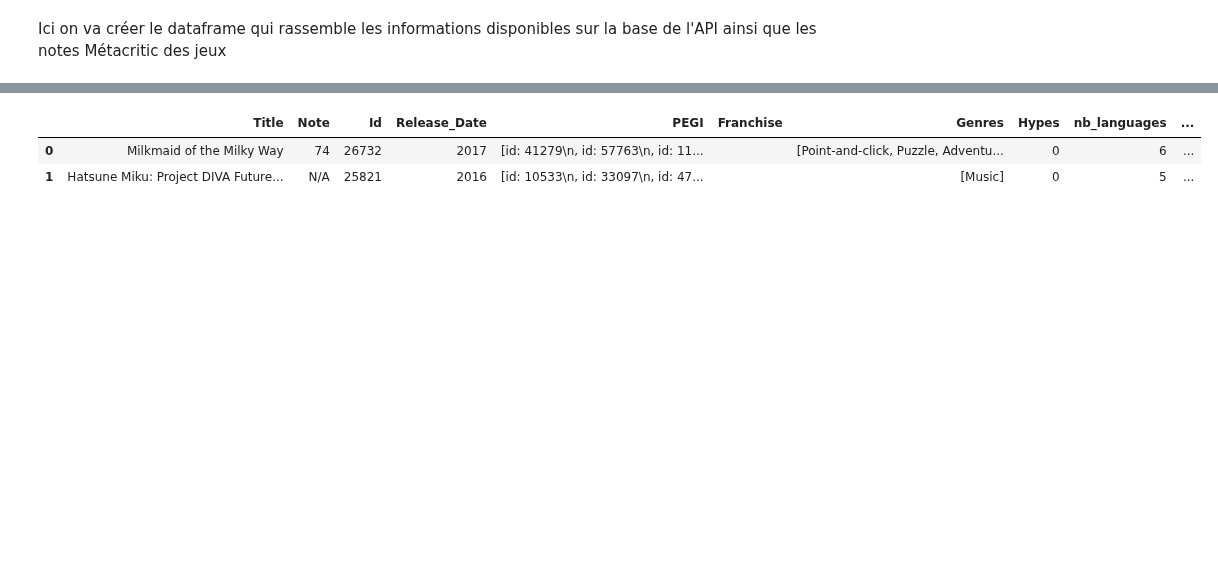
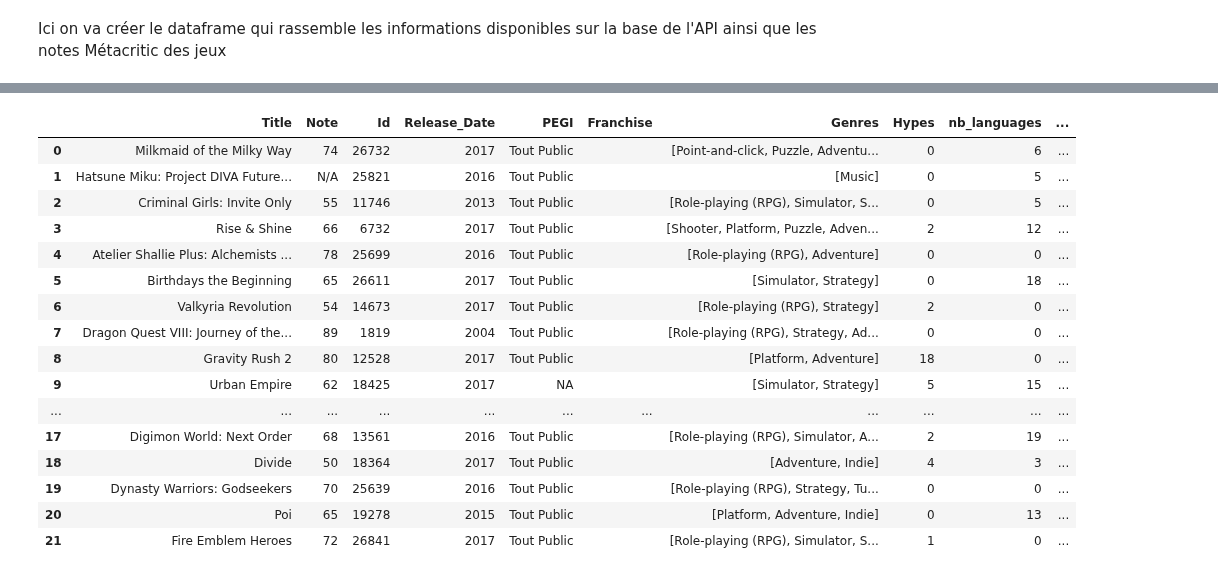
Before and after one commit to PyTomSss/PythonProjects, a Jupyter notebook: Project_Notebook.ipynb, the cells around one changed output, grey strips where cells are left out. Cells and saved outputs as stored; diff of their text form; code cells hidden in the pictures; blank space fills up the shorter version.

```diff
--- a/Project_Notebook.ipynb
+++ b/Project_Notebook.ipynb
@@ -316,20 +342,31 @@ def game_API_Info(game_slug) :
         themes_names_list.append(theme_dictionnary[games[0].themes[j].id])
 
     #requête pour le nb de pixels
-    byte_array = wrapper.api_request(
-            'artworks.pb',
-            f'fields *; where id = {games[0].artworks[0].id};'
-          )
-    artwork_message = ArtworkResult()
-    artwork_message.ParseFromString(byte_array)# Fills the protobuf message object with the response
-    artworks = artwork_message.artworks
-    longueur = artworks[0].width
-    largeur = artworks[0].height
-    nb_pixels = largeur * longueur
+    if games[0].artworks == [] :
+        nb_pixels = 'NA'
+    else :
+        nb_pixels = fetch_artwork(games[0].artworks[0].id)
 
-    return([games[0].id, year, games[0].age_ratings, games[0].franchise, genres_names_list, games[0].hypes, len(games[0].language_supports), \
+    #requête pegi rating
+    if games[0].age_ratings == [] :
+        age_rating_pegi = 'NA'
+    else :
+        for i in range(len(games[0].age_ratings)):
+            if fetch_age_ratings(games[0].age_ratings[i].id) == 'Tout Public':
+                age_rating_pegi_bis = 'Tout Public'
+            else :
+                age_rating_pegi_bis
+        age_rating_pegi = age_rating_pegi_bis
+
+    #requête player_perspective
+    if games[0].player_perspectives == [] :
+        player_perspectives = 'NA'
+    else :
+        player_perspectives = fetch_player_perspective(games[0].player_perspectives[0].id)
+
+    return([games[0].id, year, age_rating_pegi, games[0].franchise, genres_names_list, games[0].hypes, len(games[0].language_supports), \
             len(games[0].platforms), themes_names_list, games[0].collection, nb_pixels, \
-            games[0].involved_companies, games[0].multiplayer_modes, games[0].player_perspectives, \
+            games[0].involved_companies, games[0].multiplayer_modes, player_perspectives, \
             games[0].similar_games, games[0].summary, games[0].storyline])
 # %% [markdown]
 Ici on va créer le dataframe qui rassemble les informations disponibles sur la base de l'API ainsi que les notes Métacritic des jeux
@@ -365,3 +417,3 @@ len(game_API_Info(title_to_slug(Liste_VG[0])))
 # %%
-creation_dataframe(Liste_VG[:2])
+creation_dataframe(Liste_VG[:30])
 # %% [output]
@@ -388,3 +436,17 @@ La proportion de jeux qui ont matché avec la base de l'API est de 100.0 %
 |  | Title | Note | Id | Release_Date | PEGI | Franchise | Genres | Hypes | nb_languages | ... |
-| 0 | Milkmaid of the Milky Way | 74 | 26732 | 2017 | [id: 41279\n, id: 57763\n, id: 11... |  | [Point-and-click, Puzzle, Adventu... | 0 | 6 | ... |
-| 1 | Hatsune Miku: Project DIVA Future... | N/A | 25821 | 2016 | [id: 10533\n, id: 33097\n, id: 47... |  | [Music] | 0 | 5 | ... |
+| 0 | Milkmaid of the Milky Way | 74 | 26732 | 2017 | Tout Public |  | [Point-and-click, Puzzle, Adventu... | 0 | 6 | ... |
+| 1 | Hatsune Miku: Project DIVA Future... | N/A | 25821 | 2016 | Tout Public |  | [Music] | 0 | 5 | ... |
+| 2 | Criminal Girls: Invite Only | 55 | 11746 | 2013 | Tout Public |  | [Role-playing (RPG), Simulator, S... | 0 | 5 | ... |
+| 3 | Rise & Shine | 66 | 6732 | 2017 | Tout Public |  | [Shooter, Platform, Puzzle, Adven... | 2 | 12 | ... |
+| 4 | Atelier Shallie Plus: Alchemists ... | 78 | 25699 | 2016 | Tout Public |  | [Role-playing (RPG), Adventure] | 0 | 0 | ... |
+| 5 | Birthdays the Beginning | 65 | 26611 | 2017 | Tout Public |  | [Simulator, Strategy] | 0 | 18 | ... |
+| 6 | Valkyria Revolution | 54 | 14673 | 2017 | Tout Public |  | [Role-playing (RPG), Strategy] | 2 | 0 | ... |
+| 7 | Dragon Quest VIII: Journey of the... | 89 | 1819 | 2004 | Tout Public |  | [Role-playing (RPG), Strategy, Ad... | 0 | 0 | ... |
+| 8 | Gravity Rush 2 | 80 | 12528 | 2017 | Tout Public |  | [Platform, Adventure] | 18 | 0 | ... |
+| 9 | Urban Empire | 62 | 18425 | 2017 | NA |  | [Simulator, Strategy] | 5 | 15 | ... |
+| ... | ... | ... | ... | ... | ... | ... | ... | ... | ... | ... |
+| 17 | Digimon World: Next Order | 68 | 13561 | 2016 | Tout Public |  | [Role-playing (RPG), Simulator, A... | 2 | 19 | ... |
+| 18 | Divide | 50 | 18364 | 2017 | Tout Public |  | [Adventure, Indie] | 4 | 3 | ... |
+| 19 | Dynasty Warriors: Godseekers | 70 | 25639 | 2016 | Tout Public |  | [Role-playing (RPG), Strategy, Tu... | 0 | 0 | ... |
+| 20 | Poi | 65 | 19278 | 2015 | Tout Public |  | [Platform, Adventure, Indie] | 0 | 13 | ... |
+| 21 | Fire Emblem Heroes | 72 | 26841 | 2017 | Tout Public |  | [Role-playing (RPG), Simulator, S... | 1 | 0 | ... |
```
Also changed, not shown: parts of 17 cells of this notebook.
